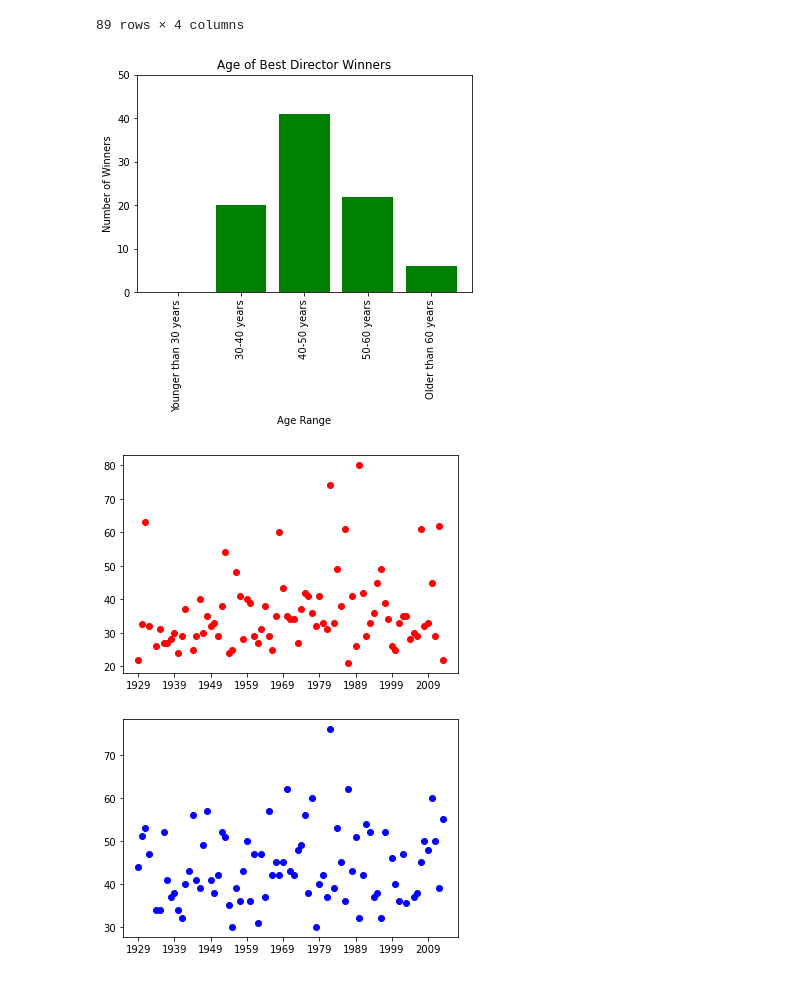
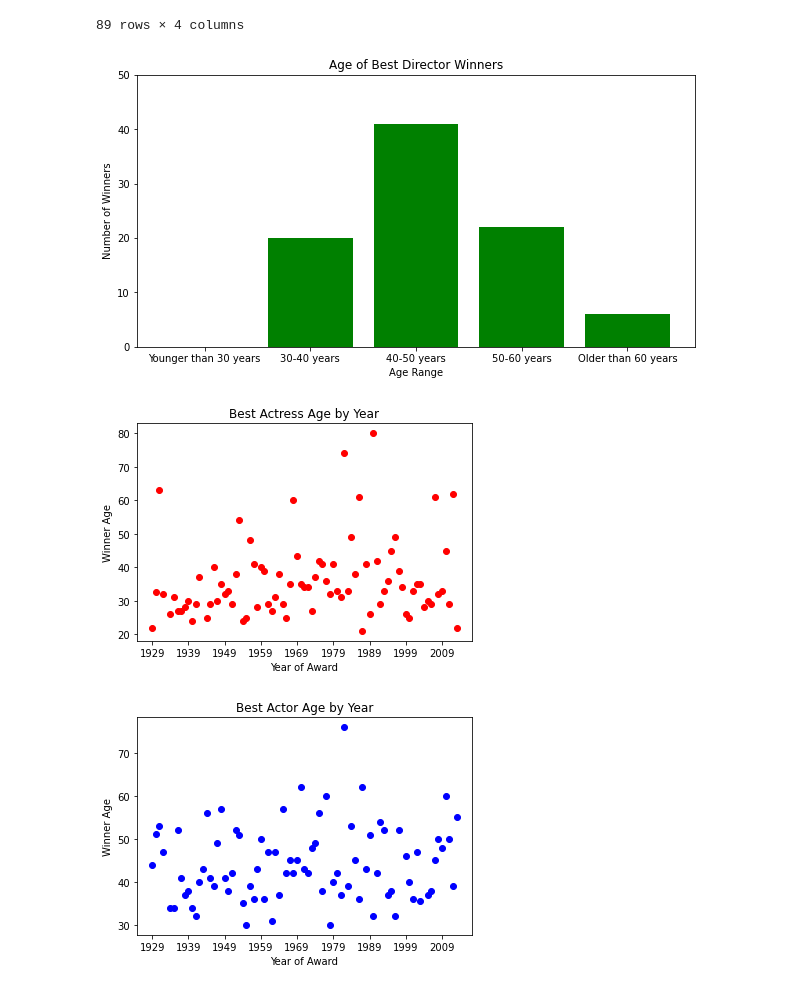
Before and after one commit to williamwall96/project_01, a Jupyter notebook: Age_Analysis/Age_Analysis2.ipynb, the cells around one changed output. Drawn from its saved outputs; the diff is of its cells as text; code cells hidden in the pictures.

```diff
--- a/Age_Analysis/Age_Analysis2.ipynb
+++ b/Age_Analysis/Age_Analysis2.ipynb
@@ -4,7 +4,7 @@ import numpy as np
 import matplotlib.pyplot as plt
 # %%
 #pull in demographic info
-csv_path = "Oscars-demographics-DFE.csv"
+csv_path = "../Resources/Oscars-demographics-DFE.csv"
 oscar_data = pd.read_csv(csv_path, encoding = "cp1252")
 oscar_data.head()
 # %% [output]
@@ -60,7 +60,7 @@ age_data["Year"] = age_data["Year"].replace(['09', '14', '32', '46', '57', '23',
 age_data["Winner DOB"]= pd.to_datetime(age_data[["Day","Month","Year"]])
 # %%
 #add in award show date data and merge with age data
-date_data_path = "Show_Dates.csv"
+date_data_path = "../Resources/Show_Dates.csv"
 date_data = pd.read_csv(date_data_path)
 age_data = pd.merge(age_data,date_data,on="year_of_award")
 # %%
@@ -192,21 +194,21 @@ direct_awards
 # %%
 #plot director age data
 direct_awards_agebins = pd.DataFrame(direct_awards.groupby("Age Range")["Age Range"].count())
 
 
 dir_age_rng = direct_awards_agebins.index
 dir_count = direct_awards_agebins["Age Range"]
 
+plt.figure(figsize=(10,5))
 plt.bar(dir_age_rng,dir_count, color = "green")
 plt.xlabel("Age Range")
 plt.ylabel("Number of Winners")
 plt.title("Age of Best Director Winners")
-plt.xticks(rotation = 90)
 plt.yticks(np.arange(0,max(actor_count),10))
 
 plt.savefig("Director Age Range Chart.png")
 # %% [output]
-[figure, old version]
+[figure, new version]
 # %%
 best_actress = acting_awards = age_data.loc[age_data["award"].isin(["Best Actress"]),
                                                     ["award","Winner Age","year_of_award"]]
@@ -228,17 +230,23 @@ direct_awdyr = direct_yr.index
 # %%
 plt.scatter(best_actress_awdyr,best_actress_age, facecolor = "red")
 plt.xticks(np.arange(min(best_actress_awdyr),max(best_actress_awdyr),10))
+plt.xlabel("Year of Award")
+plt.ylabel("Winner Age")
+plt.title("Best Actress Age by Year")
 
 plt.savefig("Actress Scatter Plot.png")
 # %% [output]
-[figure, old version]
+[figure, new version]
 # %%
 plt.scatter(best_actor_awdyr,best_actor_age, facecolor = "blue")
 plt.xticks(np.arange(min(best_actor_awdyr),max(best_actor_awdyr),10))
+plt.xlabel("Year of Award")
+plt.ylabel("Winner Age")
+plt.title("Best Actor Age by Year")
 
 plt.savefig("Actor Scatter Plot.png")
 # %% [output]
-[figure, old version]
+[figure, new version]
 # %%
 plt.scatter(direct_awdyr,direct_age, facecolor = "green")
 plt.xticks(np.arange(min(direct_awdyr),max(direct_awdyr),10))
```
Also changed, not shown: parts of 4 cells of this notebook.
